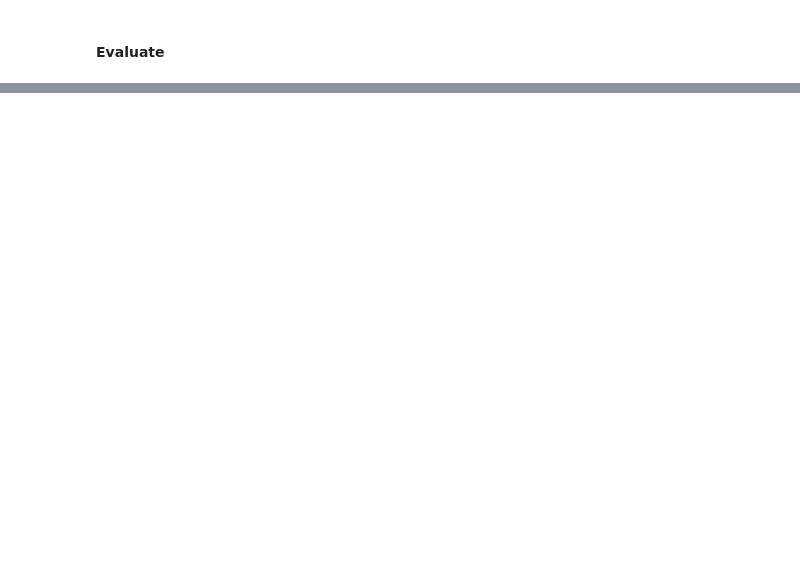
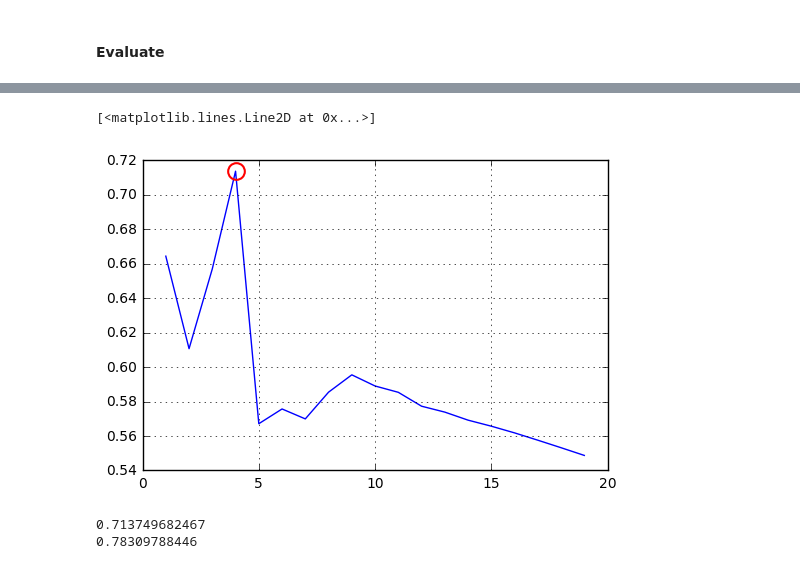
Before and after one commit to nimaij/project, a Jupyter notebook: Decision tree - Funded vs. Expired.ipynb, the cells around one changed output, grey strips where cells are left out. Saved outputs shown, nothing was run; the diff lists cells and outputs as text; code cells hidden in the pictures; blank space fills up the shorter version.

```diff
--- a/Decision tree - Funded vs. Expired.ipynb
+++ b/Decision tree - Funded vs. Expired.ipynb
@@ -228,0 +150,7 @@ metrics.accuracy_score(y_test, y_pred_class)
+# %%
+# Conduct a grid search for the best tree depth
+dtree = tree.DecisionTreeClassifier(random_state=1)
+depth_range = range(1, 20)
+param_grid = dict(max_depth=depth_range)
+grid = GridSearchCV(dtree, param_grid, cv=5, scoring='roc_auc')
+grid.fit(X, y)
@@ -228,0 +167,30 @@ metrics.accuracy_score(y_test, y_pred_class)
+# %%
+# Check out the scores of the grid search
+grid_mean_scores = [result[1] for result in grid.grid_scores_]
+
+
+# Plot the results of the grid search
+plt.figure()
+plt.plot(depth_range, grid_mean_scores)
+plt.hold(True)
+plt.grid(True)
+plt.plot(grid.best_params_['max_depth'], grid.best_score_, 'ro', markersize=12, markeredgewidth=1.5,
+         markerfacecolor='None', markeredgecolor='r')
+
+# ROC is maximised when the tree depth is 4
+# Logistic Regression still performs better
+# %% [output]
+[<matplotlib.lines.Line2D at 0x...>]
+[figure, added]
+# %%
+dtree4 = tree.DecisionTreeClassifier(random_state=1, max_depth=4)
+
+# compare AUC using cross-validation
+from sklearn.cross_validation import cross_val_score
+print cross_val_score(dtree4, X, y, cv=5, scoring='roc_auc').mean() #auc:area under the curve
+print cross_val_score(dtree4, X, y, cv=5, scoring='accuracy').mean()
+
+# so far logistic regression is winning..
+# %% [output]
+0.713749682467
+0.78309788446
```
Also changed, not shown: parts of 24 cells of this notebook, 16 other files.
